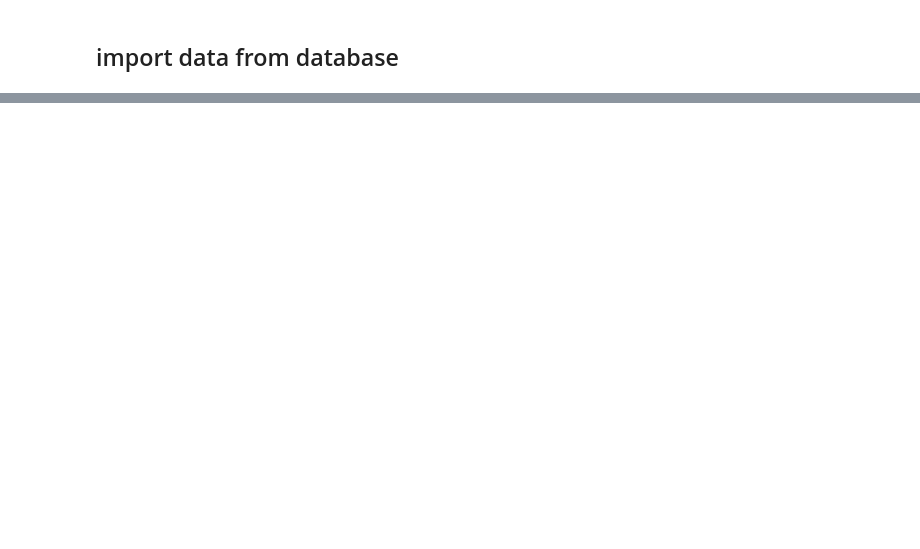
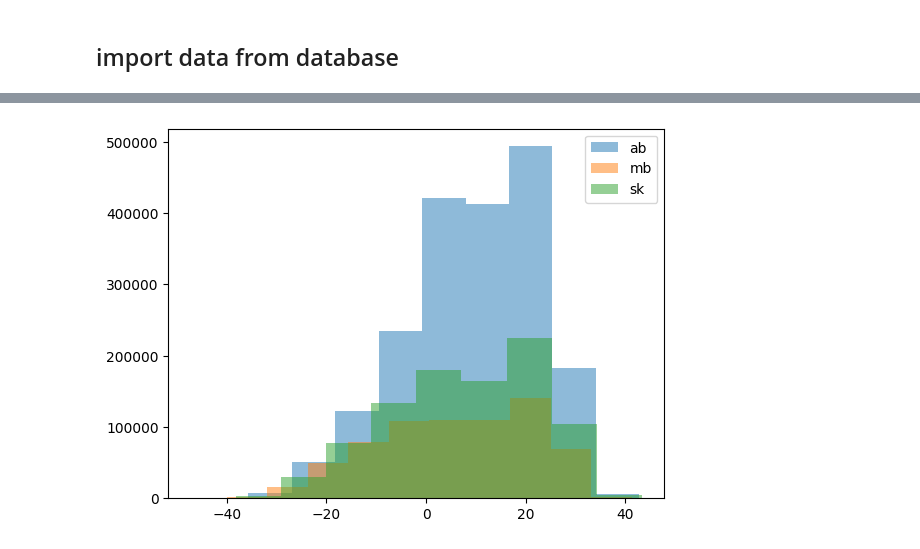
Before and after one commit to ChromaticPanic/CGC_Grain_Outcome_Predictions, a Jupyter notebook: src/WeatherStation/WeatherStationVisual.ipynb, the cells around one changed output, grey strips where cells are left out. Cells and saved outputs as stored; diff of their text form; code cells hidden in the pictures; blank space fills up the shorter version.

```diff
--- a/src/WeatherStation/WeatherStationVisual.ipynb
+++ b/src/WeatherStation/WeatherStationVisual.ipynb
@@ -48,2 +39,6 @@ sk_df.info()
+# %%
+sk_df.drop(columns=['station_id', 'year', 'month', 'day'], inplace=True)
+ab_df.drop(columns=['station_id', 'year', 'month', 'day'], inplace=True)
+mb_df.drop(columns=['station_id', 'year', 'month', 'day'], inplace=True)
 # %%
 ab_df.describe()
@@ -59,0 +87,8 @@ plt.show()
+# %%
+plt.hist(ab_df['max_temp'], alpha=0.5, label="ab")
+plt.hist(mb_df['max_temp'], alpha=0.5, label="mb")
+plt.hist(sk_df['max_temp'], alpha=0.5, label="sk")
+plt.legend(loc="upper right")
+plt.show()
+# %% [output]
+[figure, added]
```
Also changed, not shown: parts of 36 cells of this notebook.
